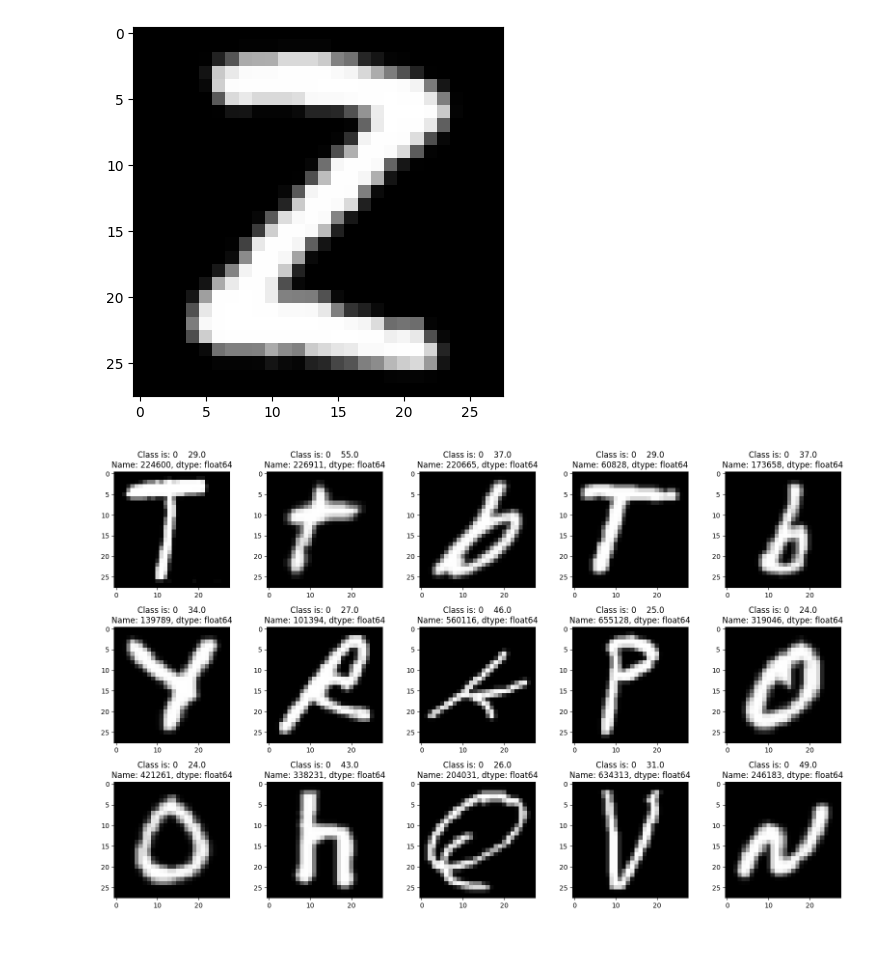
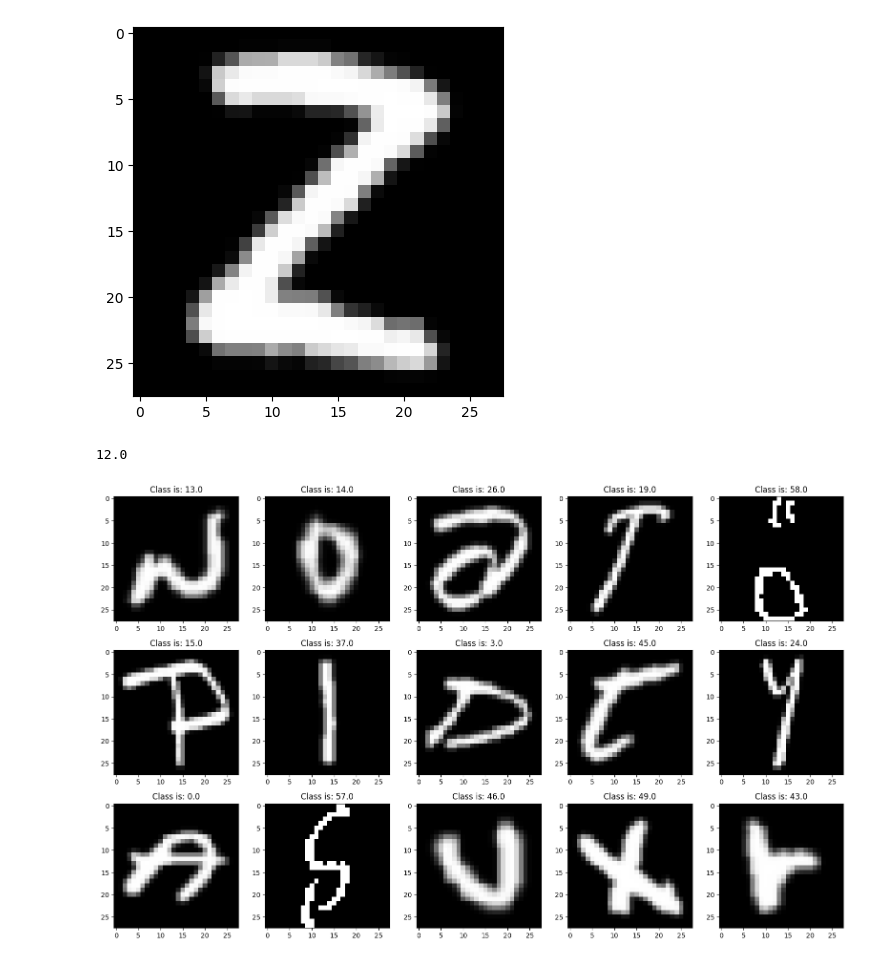
Before and after one commit to haldonmez/handwritten-letter-recognition-model, a Jupyter notebook: data_preprocessing.ipynb, the cells around one changed output. Drawn from its saved outputs; the diff is of its cells as text; code cells hidden in the pictures.

```diff
--- a/data_preprocessing.ipynb
+++ b/data_preprocessing.ipynb
@@ -76,3 +82,9 @@ Drop rows based on column value:
 697931    0    0    0    0    0    0    0
 
 [352897 rows x 785 columns]
+# %%
+train_emnist[0] = train_emnist[0] - 10
+test_emnist[0] = test_emnist[0] - 10
+classes_emnist = train_emnist[0].unique()
+classes_emnist.sort()
+classes_emnist
@@ -108,3 +110,15 @@ array([10, 11, 12, 13, 14, 15, 16, 17, 18, 19, 20, 21, 22, 23, 24, 25, 26,
+# %%
+def process_image(row):
+    # Get the image data, ignore the first value (the class)
+    image_data = np.array(row[1:]).reshape(28, 28).T
+
+    # Rotate the image 90 degrees
+    #rotated_image = ndimage.rotate(image_data, 90)
+
+    # Flip the image
+
+    return pd.Series(np.append(row[0], image_data.flatten()))
+emnist_tr = emnist_tr.apply(process_image, axis=1)
 # %%
 mapping_emnist_tr = {27: 52, 28: 53, 67: 54, 29: 55, 68: 56, 30: 57, 31: 58, 70: 59, 32: 60, 71: 61}
 emnist_tr[0] = emnist_tr[0].map(mapping_emnist_tr)
@@ -124,5 +144,5 @@ len(emnist_tr_train), len(emnist_tr_test)
 # %%
-train_emnist_last = pd.concat([train_emnist, emnist_tr_train])
+train_emnist_last = pd.concat([train_emnist, emnist_tr_train], ignore_index=True)
 test_emnist_last = pd.concat([test_emnist, emnist_tr_test])
 # %%
 len(train_emnist_last), len(test_emnist_last)
@@ -148,19 +168,24 @@ plt.imshow(image_data, cmap='gray')
 plt.show()
 # %% [output]
 [figure]
+# %%
+train_emnist_last.iloc[2][0]
+# %% [output]
+12.0
 # %%
 def Show_example_digits(mono = 'gray'):
     fig = plt.figure(figsize = (16, 16))
     for idx in range(15):
         number = random.randint(0, len(train_emnist_last))
         image_data = train_emnist_last.iloc[number, 1:]
         image_data = np.array(image_data).reshape(28, 28)
         plt.subplot(5, 5,idx+1)
         plt.imshow(image_data,cmap='gray')
-        plt.title(f"Class is: {train_emnist_last.iloc[number, :1]}")
+        plt.title(f"Class is: {train_emnist_last.iloc[number][0]
+}")
 
     plt.tight_layout()
 
 Show_example_digits()
 # %% [output]
-[figure, old version]
+[figure, new version]
```
Also changed, not shown: parts of 12 cells of this notebook.
